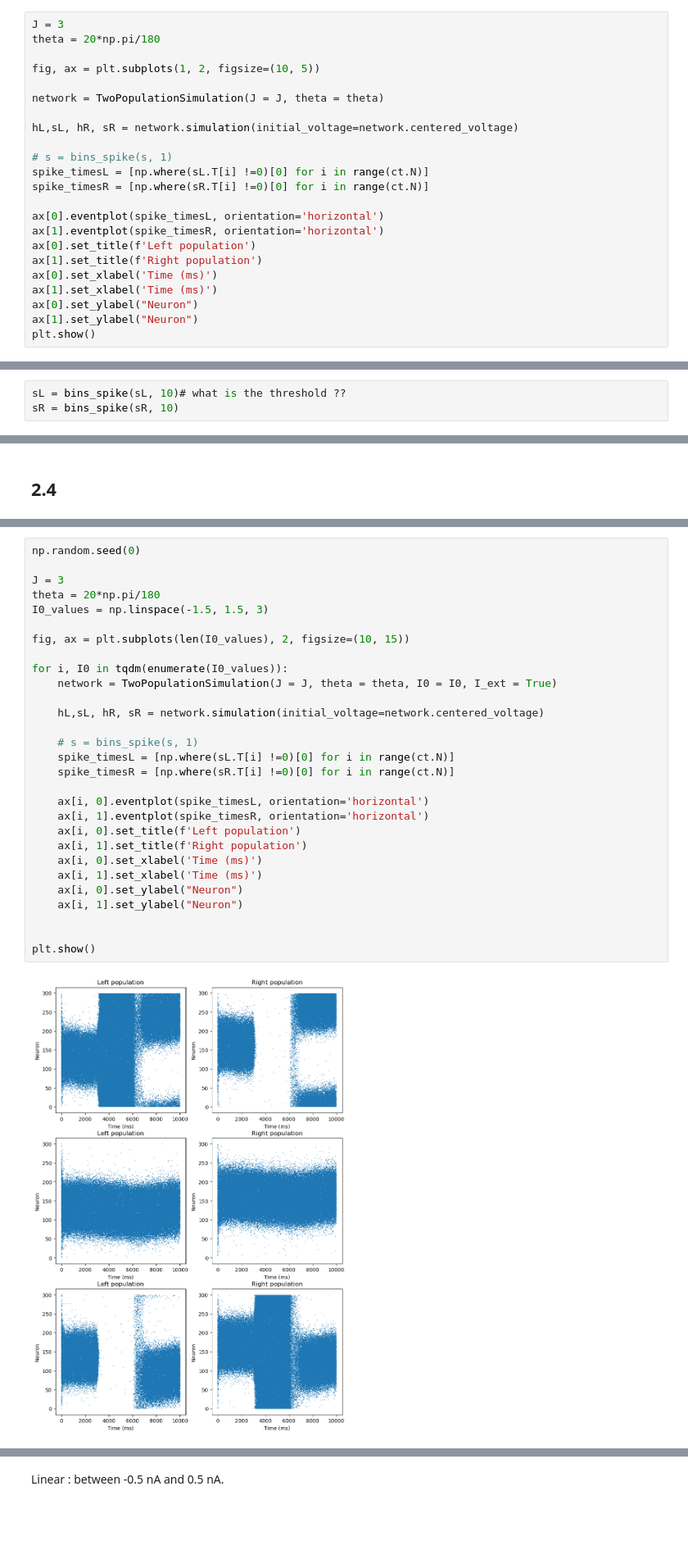
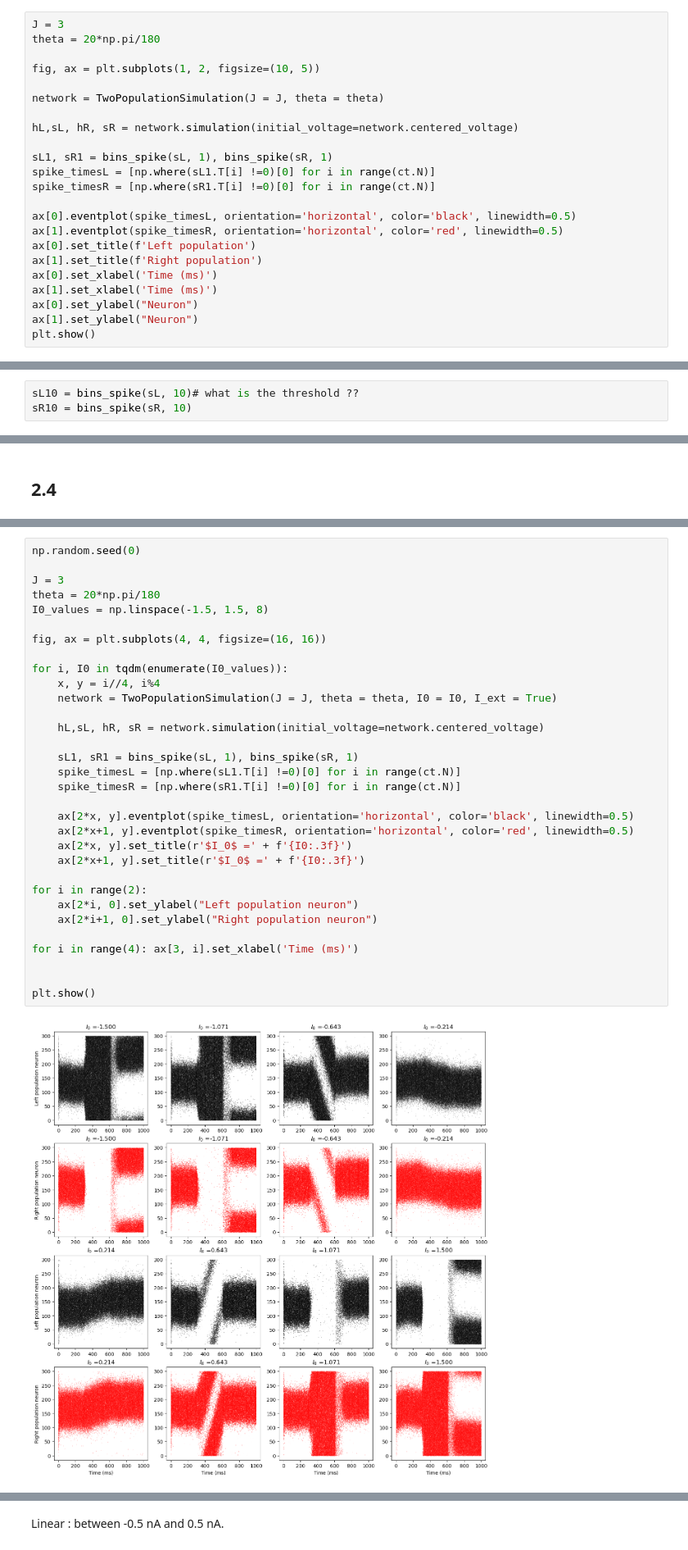
Before and after one commit to CamilleChallier/NX-465-Bump_Attractors, a Jupyter notebook: 2_integration.ipynb, the cells around one changed output, grey strips where cells are left out. Shown at 82% size. Saved outputs shown, nothing was run; the diff lists cells and outputs as text; blank space fills up the shorter version.

```diff
--- a/2_integration.ipynb
+++ b/2_integration.ipynb
@@ -84,12 +96,12 @@ network = TwoPopulationSimulation(J = J, theta = theta)
 
 hL,sL, hR, sR = network.simulation(initial_voltage=network.centered_voltage)
 
-# s = bins_spike(s, 1)
-spike_timesL = [np.where(sL.T[i] !=0)[0] for i in range(ct.N)]
-spike_timesR = [np.where(sR.T[i] !=0)[0] for i in range(ct.N)]
+sL1, sR1 = bins_spike(sL, 1), bins_spike(sR, 1)
+spike_timesL = [np.where(sL1.T[i] !=0)[0] for i in range(ct.N)]
+spike_timesR = [np.where(sR1.T[i] !=0)[0] for i in range(ct.N)]
 
-ax[0].eventplot(spike_timesL, orientation='horizontal')
-ax[1].eventplot(spike_timesR, orientation='horizontal')
+ax[0].eventplot(spike_timesL, orientation='horizontal', color='black', linewidth=0.5)
+ax[1].eventplot(spike_timesR, orientation='horizontal', color='red', linewidth=0.5)
 ax[0].set_title(f'Left population')
 ax[1].set_title(f'Right population')
 ax[0].set_xlabel('Time (ms)')
@@ -102,4 +114,4 @@ plt.show()
 # %%
-sL = bins_spike(sL, 10)# what is the threshold ??
-sR = bins_spike(sR, 10)
+sL10 = bins_spike(sL, 10)# what is the threshold ??
+sR10 = bins_spike(sR, 10)
 # %%
@@ -128,34 +136,37 @@ from simulation import get_bump
 # %%
 np.random.seed(0)
 
 J = 3
 theta = 20*np.pi/180
-I0_values = np.linspace(-1.5, 1.5, 3)
+I0_values = np.linspace(-1.5, 1.5, 8)
 
-fig, ax = plt.subplots(len(I0_values), 2, figsize=(10, 15))
+fig, ax = plt.subplots(4, 4, figsize=(16, 16))
 
 for i, I0 in tqdm(enumerate(I0_values)):
+    x, y = i//4, i%4
     network = TwoPopulationSimulation(J = J, theta = theta, I0 = I0, I_ext = True)
 
     hL,sL, hR, sR = network.simulation(initial_voltage=network.centered_voltage)
 
-    # s = bins_spike(s, 1)
-    spike_timesL = [np.where(sL.T[i] !=0)[0] for i in range(ct.N)]
-    spike_timesR = [np.where(sR.T[i] !=0)[0] for i in range(ct.N)]
+    sL1, sR1 = bins_spike(sL, 1), bins_spike(sR, 1)
+    spike_timesL = [np.where(sL1.T[i] !=0)[0] for i in range(ct.N)]
+    spike_timesR = [np.where(sR1.T[i] !=0)[0] for i in range(ct.N)]
 
-    ax[i, 0].eventplot(spike_timesL, orientation='horizontal')
-    ax[i, 1].eventplot(spike_timesR, orientation='horizontal')
-    ax[i, 0].set_title(f'Left population')
-    ax[i, 1].set_title(f'Right population')
-    ax[i, 0].set_xlabel('Time (ms)')
-    ax[i, 1].set_xlabel('Time (ms)')
-    ax[i, 0].set_ylabel("Neuron")
-    ax[i, 1].set_ylabel("Neuron")
+    ax[2*x, y].eventplot(spike_timesL, orientation='horizontal', color='black', linewidth=0.5)
+    ax[2*x+1, y].eventplot(spike_timesR, orientation='horizontal', color='red', linewidth=0.5)
+    ax[2*x, y].set_title(r'$I_0$ =' + f'{I0:.3f}')
+    ax[2*x+1, y].set_title(r'$I_0$ =' + f'{I0:.3f}')
+
+for i in range(2):
+    ax[2*i, 0].set_ylabel("Left population neuron")
+    ax[2*i+1, 0].set_ylabel("Right population neuron")
+
+for i in range(4): ax[3, i].set_xlabel('Time (ms)')
 
 
 plt.show()
 # %% [output]
-[figure, old version]
+[figure, new version]
 # %%
 np.random.seed(0)
 
```
Also changed, not shown: parts of 8 cells of this notebook, 2 other files.
